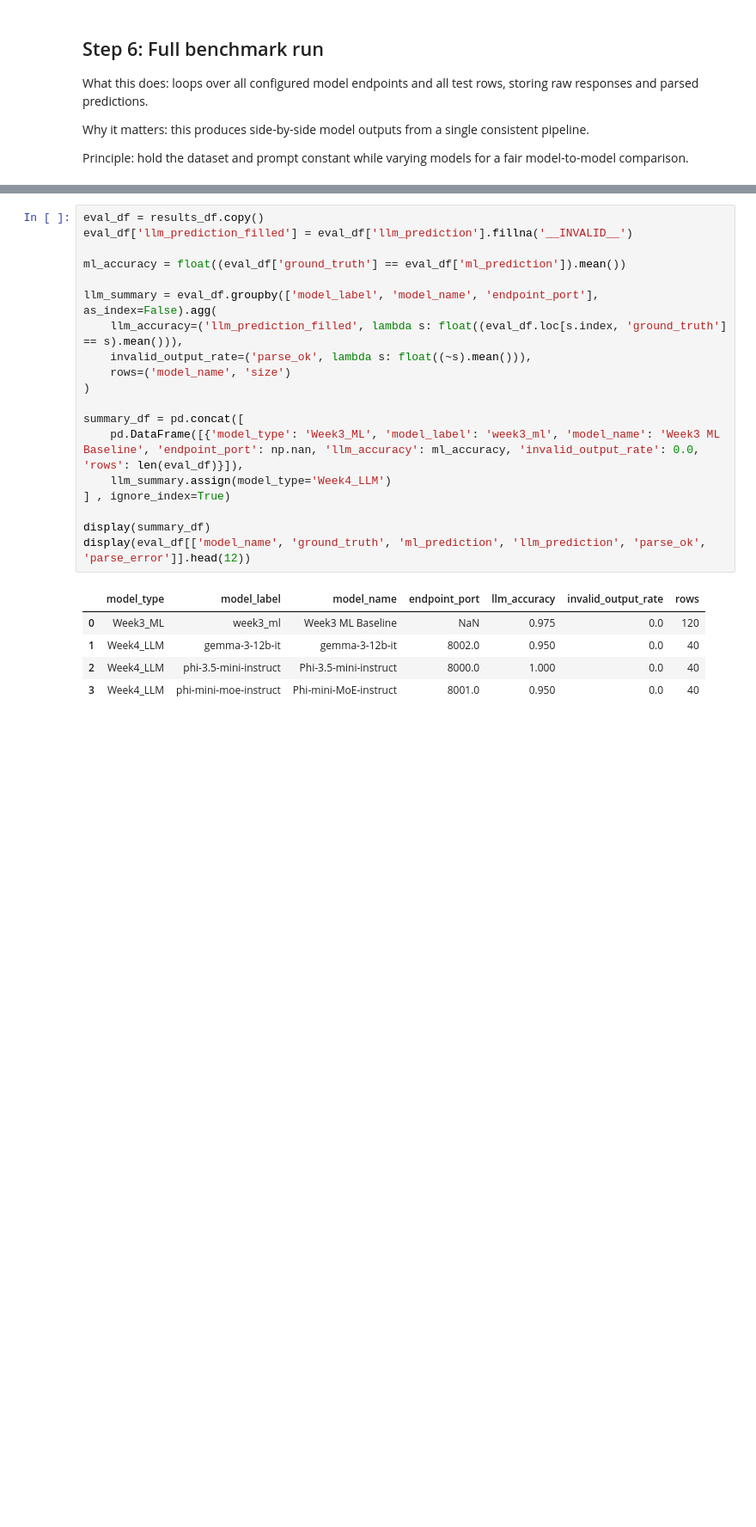
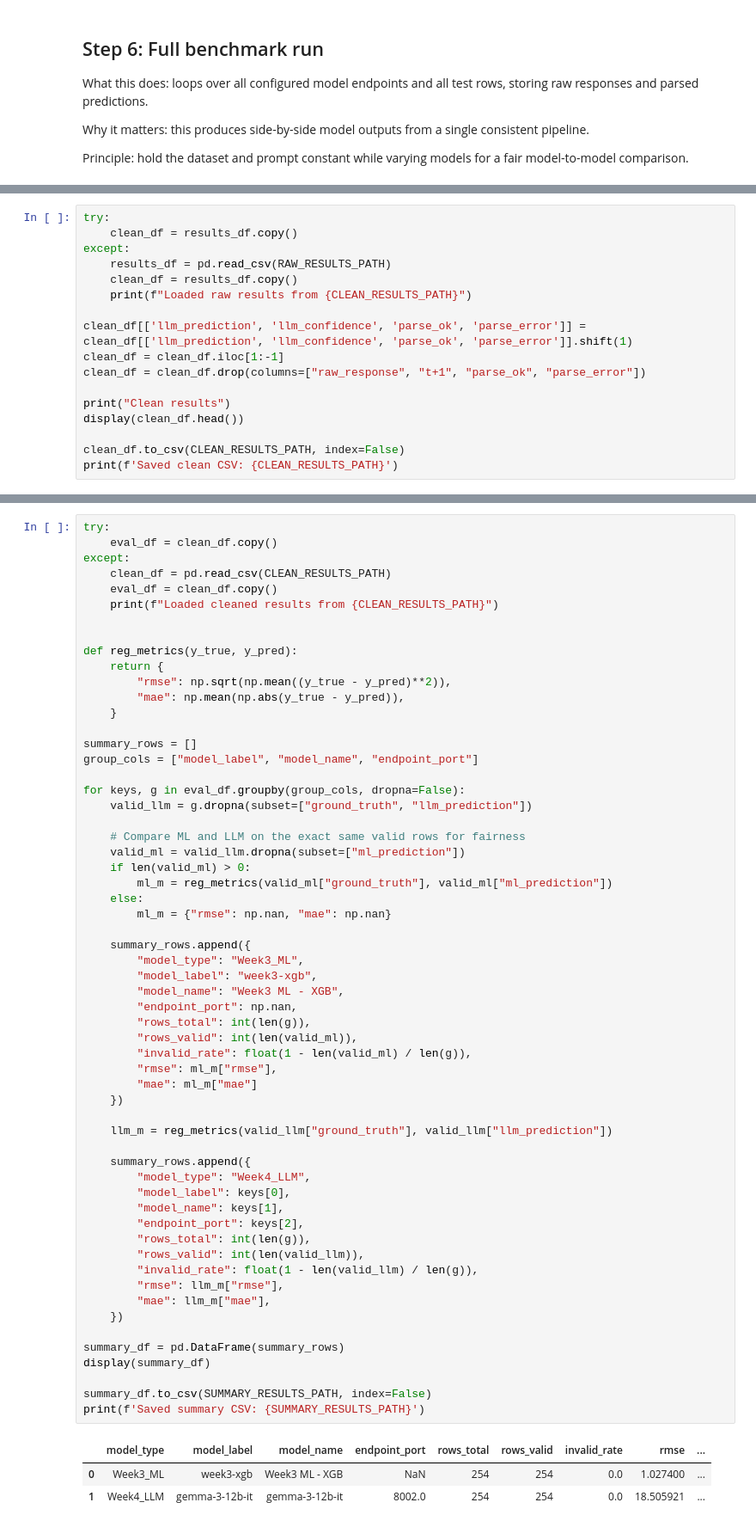
Before and after one commit to victoria-reynolds-pnnl/ESSD_AI_Competition_1, a Jupyter notebook: SubTerraTensorTinkerers/Notebooks/llm_benchmark.ipynb, the cells around one changed output, grey strips where cells are left out. Shown at 86% size. Drawn from its saved outputs; the diff is of its cells as text; blank space fills up the shorter version.

```diff
--- a/SubTerraTensorTinkerers/Notebooks/llm_benchmark.ipynb
+++ b/SubTerraTensorTinkerers/Notebooks/llm_benchmark.ipynb
@@ -327,0 +375,17 @@ Saved raw CSV: /home/jupyter-abby/Results/llm_results_raw_1.csv
+# %%
+try:
+    clean_df = results_df.copy()
+except:
+    results_df = pd.read_csv(RAW_RESULTS_PATH)
+    clean_df = results_df.copy()
+    print(f"Loaded raw results from {CLEAN_RESULTS_PATH}")
+
+clean_df[['llm_prediction', 'llm_confidence', 'parse_ok', 'parse_error']] = clean_df[['llm_prediction', 'llm_confidence', 'parse_ok', 'parse_error']].shift(1)
+clean_df = clean_df.iloc[1:-1]
+clean_df = clean_df.drop(columns=["raw_response", "t+1", "parse_ok", "parse_error"])
+
+print("Clean results")
+display(clean_df.head())
+
+clean_df.to_csv(CLEAN_RESULTS_PATH, index=False)
+print(f'Saved clean CSV: {CLEAN_RESULTS_PATH}')
@@ -334,27 +407,65 @@ Why it matters: this gives a direct Week 3 vs Week 4 comparison on the same data
 
 Principle: evaluate both quality and reliability. Accuracy without format reliability can still fail in production workflows.
 # %%
-eval_df = results_df.copy()
-eval_df['llm_prediction_filled'] = eval_df['llm_prediction'].fillna('__INVALID__')
+try:
+    eval_df = clean_df.copy()
+except:
+    clean_df = pd.read_csv(CLEAN_RESULTS_PATH)
+    eval_df = clean_df.copy()
+    print(f"Loaded cleaned results from {CLEAN_RESULTS_PATH}")
 
-ml_accuracy = float((eval_df['ground_truth'] == eval_df['ml_prediction']).mean())
 
-llm_summary = eval_df.groupby(['model_label', 'model_name', 'endpoint_port'], as_index=False).agg(
-    llm_accuracy=('llm_prediction_filled', lambda s: float((eval_df.loc[s.index, 'ground_truth'] == s).mean())),
-    invalid_output_rate=('parse_ok', lambda s: float((~s).mean())),
-    rows=('model_name', 'size')
-)
+def reg_metrics(y_true, y_pred):
+    return {
+        "rmse": np.sqrt(np.mean((y_true - y_pred)**2)),
+        "mae": np.mean(np.abs(y_true - y_pred)),
+    }
 
-summary_df = pd.concat([
-    pd.DataFrame([{'model_type': 'Week3_ML', 'model_label': 'week3_ml', 'model_name': 'Week3 ML Baseline', 'endpoint_port': np.nan, 'llm_accuracy': ml_accuracy, 'invalid_output_rate': 0.0, 'rows': len(eval_df)}]),
-    llm_summary.assign(model_type='Week4_LLM')
-] , ignore_index=True)
+summary_rows = []
+group_cols = ["model_label", "model_name", "endpoint_port"]
 
+for keys, g in eval_df.groupby(group_cols, dropna=False):
+    valid_llm = g.dropna(subset=["ground_truth", "llm_prediction"])
+
+    # Compare ML and LLM on the exact same valid rows for fairness
+    valid_ml = valid_llm.dropna(subset=["ml_prediction"])
+    if len(valid_ml) > 0:
+        ml_m = reg_metrics(valid_ml["ground_truth"], valid_ml["ml_prediction"])
+    else:
+        ml_m = {"rmse": np.nan, "mae": np.nan}
+
+    summary_rows.append({
+        "model_type": "Week3_ML",
+        "model_label": "week3-xgb",
+        "model_name": "Week3 ML - XGB",
+        "endpoint_port": np.nan,
+        "rows_total": int(len(g)),
+        "rows_valid": int(len(valid_ml)),
+        "invalid_rate": float(1 - len(valid_ml) / len(g)),
+        "rmse": ml_m["rmse"],
+        "mae": ml_m["mae"]
+    })
+
+    llm_m = reg_metrics(valid_llm["ground_truth"], valid_llm["llm_prediction"])
+
+    summary_rows.append({
+        "model_type": "Week4_LLM",
+        "model_label": keys[0],
+        "model_name": keys[1],
+        "endpoint_port": keys[2],
+        "rows_total": int(len(g)),
+        "rows_valid": int(len(valid_llm)),
+        "invalid_rate": float(1 - len(valid_llm) / len(g)),
+        "rmse": llm_m["rmse"],
+        "mae": llm_m["mae"],
+    })
+
+summary_df = pd.DataFrame(summary_rows)
 display(summary_df)
-display(eval_df[['model_name', 'ground_truth', 'ml_prediction', 'llm_prediction', 'parse_ok', 'parse_error']].head(12))
+
+summary_df.to_csv(SUMMARY_RESULTS_PATH, index=False)
+print(f'Saved summary CSV: {SUMMARY_RESULTS_PATH}')
 # %% [output]
-|  | model_type | model_label | model_name | endpoint_port | llm_accuracy | invalid_output_rate | rows |
-| 0 | Week3_ML | week3_ml | Week3 ML Baseline | NaN | 0.975 | 0.0 | 120 |
-| 1 | Week4_LLM | gemma-3-12b-it | gemma-3-12b-it | 8002.0 | 0.950 | 0.0 | 40 |
-| 2 | Week4_LLM | phi-3.5-mini-instruct | Phi-3.5-mini-instruct | 8000.0 | 1.000 | 0.0 | 40 |
-| 3 | Week4_LLM | phi-mini-moe-instruct | Phi-mini-MoE-instruct | 8001.0 | 0.950 | 0.0 | 40 |
+|  | model_type | model_label | model_name | endpoint_port | rows_total | rows_valid | invalid_rate | rmse | ... |
+| 0 | Week3_ML | week3-xgb | Week3 ML - XGB | NaN | 254 | 254 | 0.0 | 1.027400 | ... |
+| 1 | Week4_LLM | gemma-3-12b-it | gemma-3-12b-it | 8002.0 | 254 | 254 | 0.0 | 18.505921 | ... |
```
Also changed, not shown: parts of 17 cells of this notebook, 7 other files.
